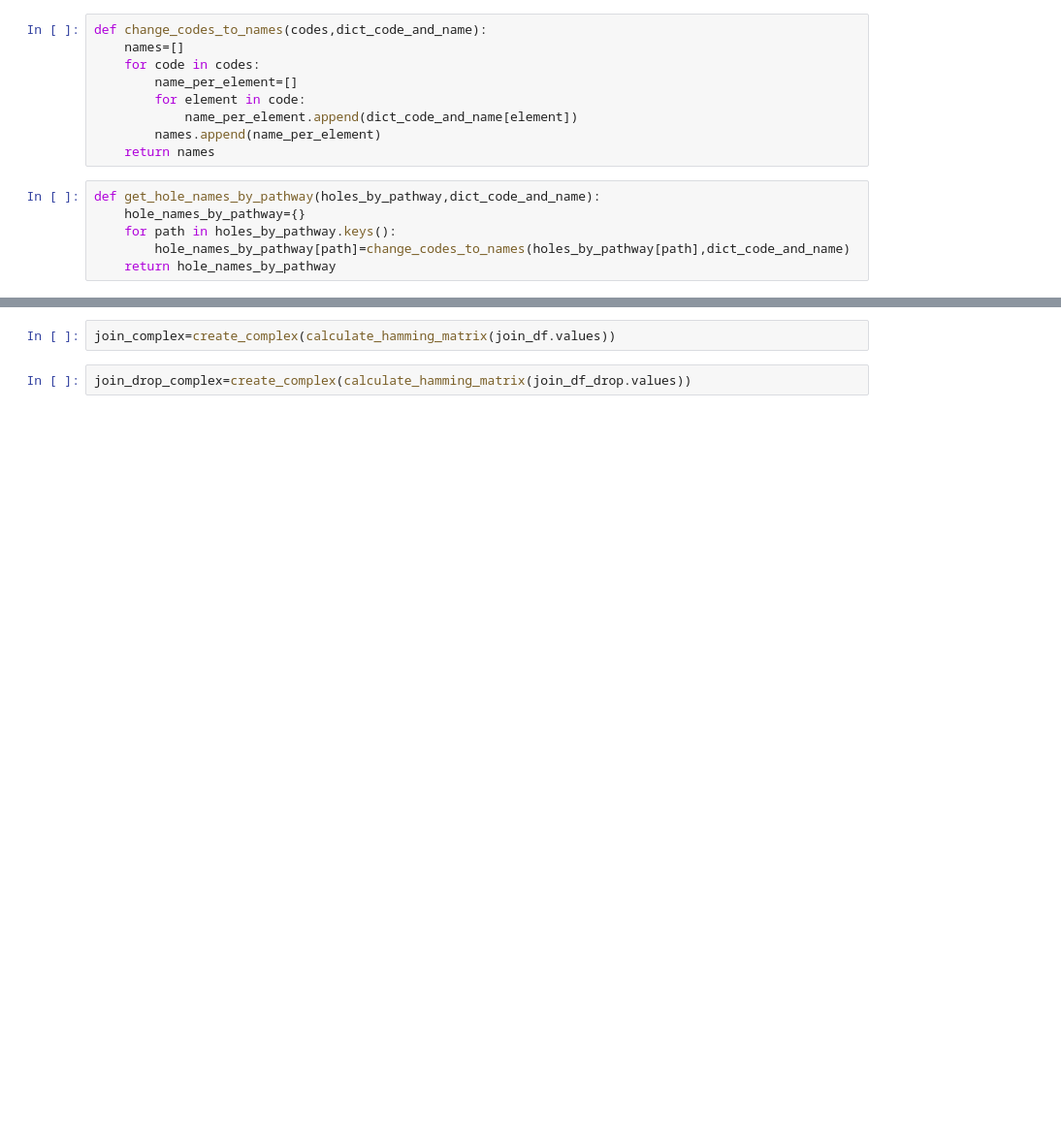
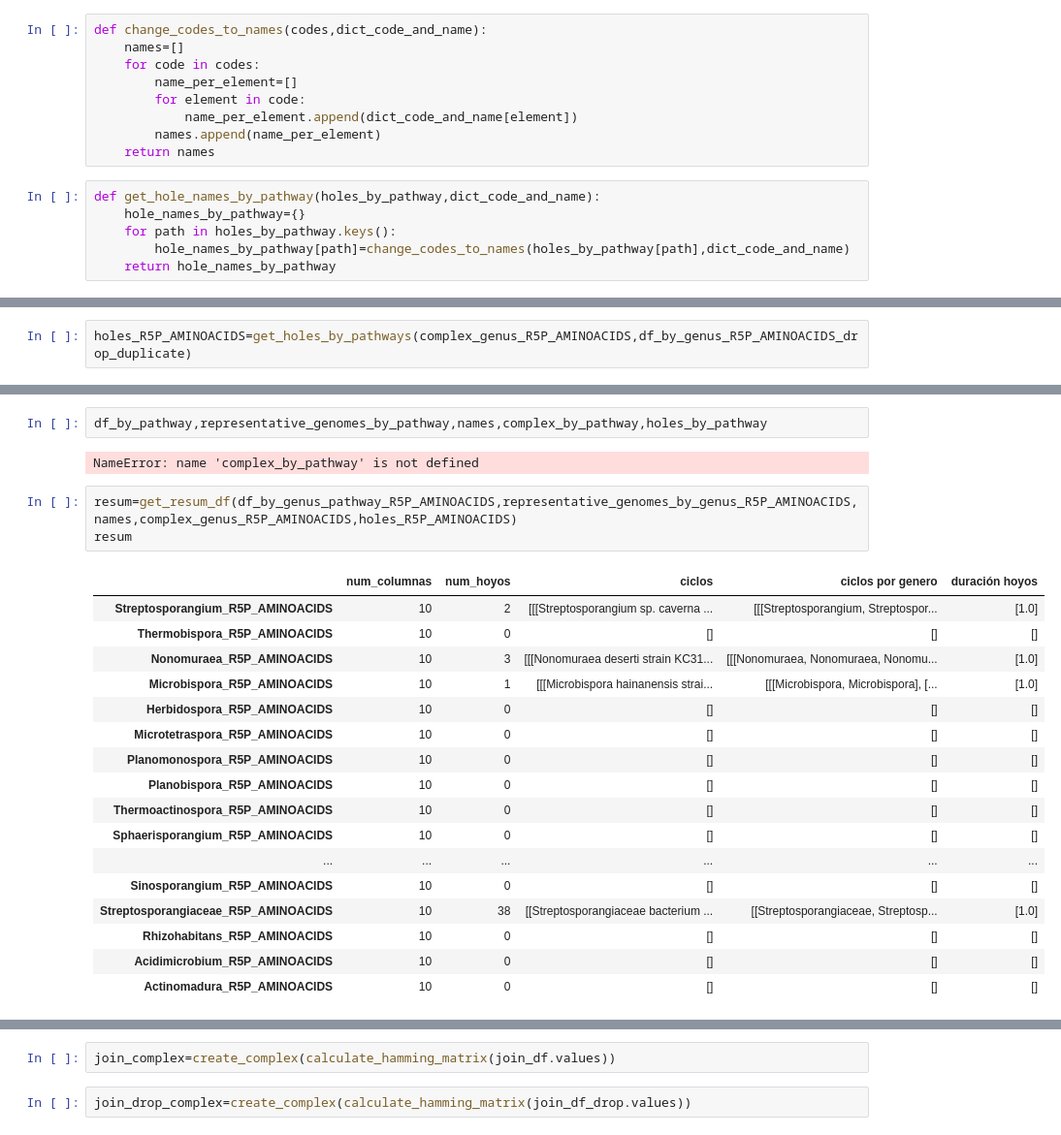
Before and after one commit to FFranciscoEspinosa/Tesis, a Jupyter notebook: nodos_adaptado_3.ipynb, the cells around one changed output, grey strips where cells are left out. Shown at 97% size. Saved outputs shown, nothing was run; the diff lists cells and outputs as text; blank space fills up the shorter version.

```diff
--- a/nodos_adaptado_3.ipynb
+++ b/nodos_adaptado_3.ipynb
@@ -514,0 +723,2 @@ join_df.shape
+# %%
+holes_R5P_AMINOACIDS=get_holes_by_pathways(complex_genus_R5P_AMINOACIDS,df_by_genus_R5P_AMINOACIDS_drop_duplicate)
@@ -514,0 +760,25 @@ join_df.shape
+# %%
+df_by_pathway,representative_genomes_by_pathway,names,complex_by_pathway,holes_by_pathway
+# %% [output]
+NameError: name 'complex_by_pathway' is not defined
+# %%
+resum=get_resum_df(df_by_genus_pathway_R5P_AMINOACIDS,representative_genomes_by_genus_R5P_AMINOACIDS,names,complex_genus_R5P_AMINOACIDS,holes_R5P_AMINOACIDS)
+resum
+# %% [output]
+|  | num_columnas | num_hoyos | ciclos | ciclos por genero | duración hoyos |
+| Streptosporangium_R5P_AMINOACIDS | 10 | 2 | [[[Streptosporangium sp. caverna ... | [[[Streptosporangium, Streptospor... | [1.0] |
+| Thermobispora_R5P_AMINOACIDS | 10 | 0 | [] | [] | [] |
+| Nonomuraea_R5P_AMINOACIDS | 10 | 3 | [[[Nonomuraea deserti strain KC31... | [[[Nonomuraea, Nonomuraea, Nonomu... | [1.0] |
+| Microbispora_R5P_AMINOACIDS | 10 | 1 | [[[Microbispora hainanensis strai... | [[[Microbispora, Microbispora], [... | [1.0] |
+| Herbidospora_R5P_AMINOACIDS | 10 | 0 | [] | [] | [] |
+| Microtetraspora_R5P_AMINOACIDS | 10 | 0 | [] | [] | [] |
+| Planomonospora_R5P_AMINOACIDS | 10 | 0 | [] | [] | [] |
+| Planobispora_R5P_AMINOACIDS | 10 | 0 | [] | [] | [] |
+| Thermoactinospora_R5P_AMINOACIDS | 10 | 0 | [] | [] | [] |
+| Sphaerisporangium_R5P_AMINOACIDS | 10 | 0 | [] | [] | [] |
+| ... | ... | ... | ... | ... | ... |
+| Sinosporangium_R5P_AMINOACIDS | 10 | 0 | [] | [] | [] |
+| Streptosporangiaceae_R5P_AMINOACIDS | 10 | 38 | [[Streptosporangiaceae bacterium ... | [[Streptosporangiaceae, Streptosp... | [1.0] |
+| Rhizohabitans_R5P_AMINOACIDS | 10 | 0 | [] | [] | [] |
+| Acidimicrobium_R5P_AMINOACIDS | 10 | 0 | [] | [] | [] |
+| Actinomadura_R5P_AMINOACIDS | 10 | 0 | [] | [] | [] |
```
Also changed, not shown: parts of 95 cells of this notebook, 26 other files.
